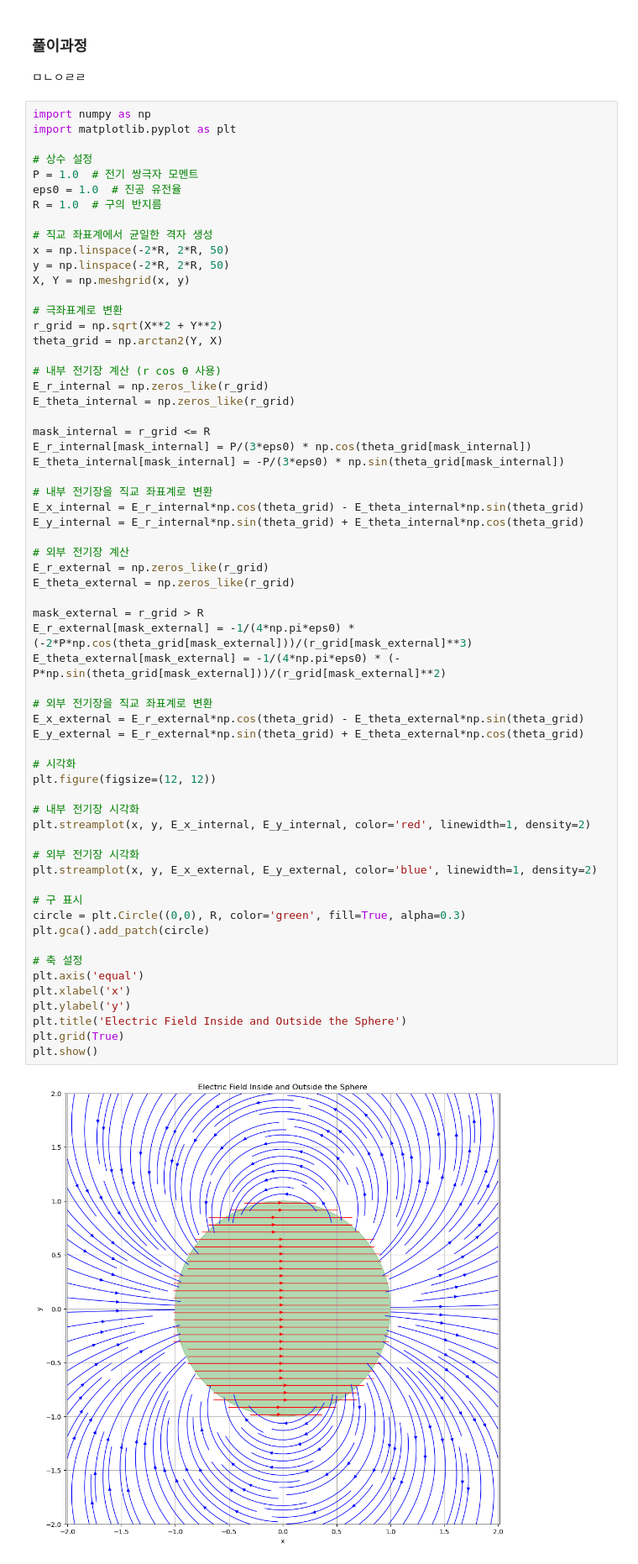
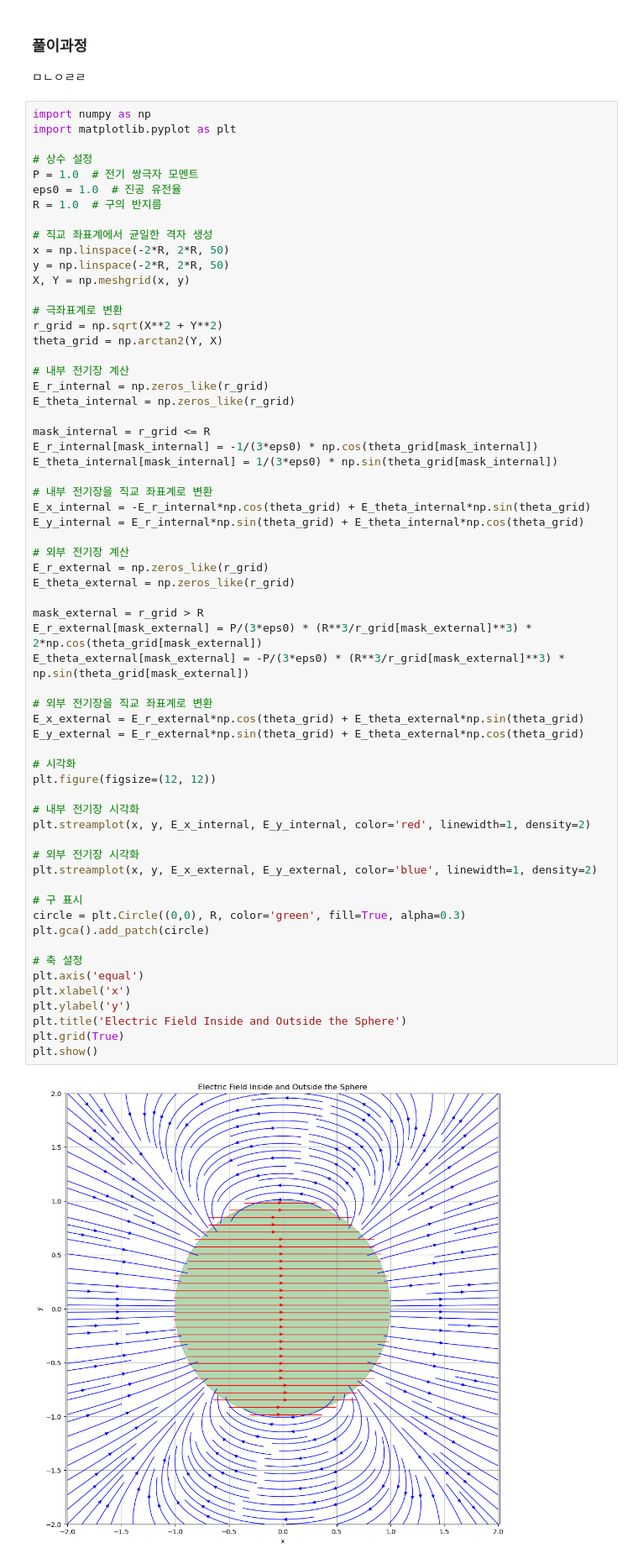
Before and after one commit to YangJaeDeok/Physicats, a Jupyter notebook: 전자기학1.ipynb, the cells around one changed output. Shown at 84% size. Drawn from its saved outputs; the diff is of its cells as text.

```diff
--- a/전자기학1.ipynb
+++ b/전자기학1.ipynb
@@ -23,49 +23,49 @@ X, Y = np.meshgrid(x, y)
 r_grid = np.sqrt(X**2 + Y**2)
 theta_grid = np.arctan2(Y, X)
 
-# 내부 전기장 계산 (r cos θ 사용)
+# 내부 전기장 계산
 E_r_internal = np.zeros_like(r_grid)
 E_theta_internal = np.zeros_like(r_grid)
 
 mask_internal = r_grid <= R
-E_r_internal[mask_internal] = P/(3*eps0) * np.cos(theta_grid[mask_internal])
-E_theta_internal[mask_internal] = -P/(3*eps0) * np.sin(theta_grid[mask_internal])
+E_r_internal[mask_internal] = -1/(3*eps0) * np.cos(theta_grid[mask_internal])
+E_theta_internal[mask_internal] = 1/(3*eps0) * np.sin(theta_grid[mask_internal])
 
 # 내부 전기장을 직교 좌표계로 변환
-E_x_internal = E_r_internal*np.cos(theta_grid) - E_theta_internal*np.sin(theta_grid)
+E_x_internal = -E_r_internal*np.cos(theta_grid) + E_theta_internal*np.sin(theta_grid)
 E_y_internal = E_r_internal*np.sin(theta_grid) + E_theta_internal*np.cos(theta_grid)
 
 # 외부 전기장 계산
 E_r_external = np.zeros_like(r_grid)
 E_theta_external = np.zeros_like(r_grid)
 
 mask_external = r_grid > R
-E_r_external[mask_external] = -1/(4*np.pi*eps0) * (-2*P*np.cos(theta_grid[mask_external]))/(r_grid[mask_external]**3)
-E_theta_external[mask_external] = -1/(4*np.pi*eps0) * (-P*np.sin(theta_grid[mask_external]))/(r_grid[mask_external]**2)
+E_r_external[mask_external] = P/(3*eps0) * (R**3/r_grid[mask_external]**3) * 2*np.cos(theta_grid[mask_external])
+E_theta_external[mask_external] = -P/(3*eps0) * (R**3/r_grid[mask_external]**3) * np.sin(theta_grid[mask_external])
 
 # 외부 전기장을 직교 좌표계로 변환
-E_x_external = E_r_external*np.cos(theta_grid) - E_theta_external*np.sin(theta_grid)
+E_x_external = E_r_external*np.cos(theta_grid) + E_theta_external*np.sin(theta_grid)
 E_y_external = E_r_external*np.sin(theta_grid) + E_theta_external*np.cos(theta_grid)
 
 # 시각화
 plt.figure(figsize=(12, 12))
 
 # 내부 전기장 시각화
 plt.streamplot(x, y, E_x_internal, E_y_internal, color='red', linewidth=1, density=2)
 
 # 외부 전기장 시각화
 plt.streamplot(x, y, E_x_external, E_y_external, color='blue', linewidth=1, density=2)
 
 # 구 표시
 circle = plt.Circle((0,0), R, color='green', fill=True, alpha=0.3)
 plt.gca().add_patch(circle)
 
 # 축 설정
 plt.axis('equal')
 plt.xlabel('x')
 plt.ylabel('y')
 plt.title('Electric Field Inside and Outside the Sphere')
 plt.grid(True)
 plt.show()
 # %% [output]
-[figure, old version]
+[figure, new version]
```
